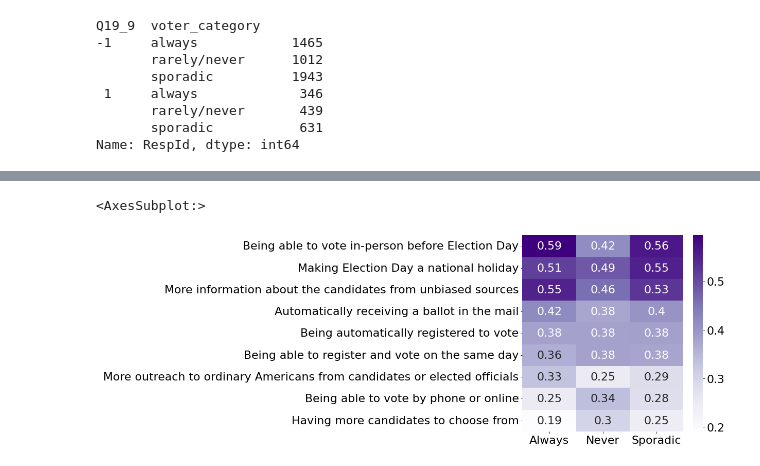
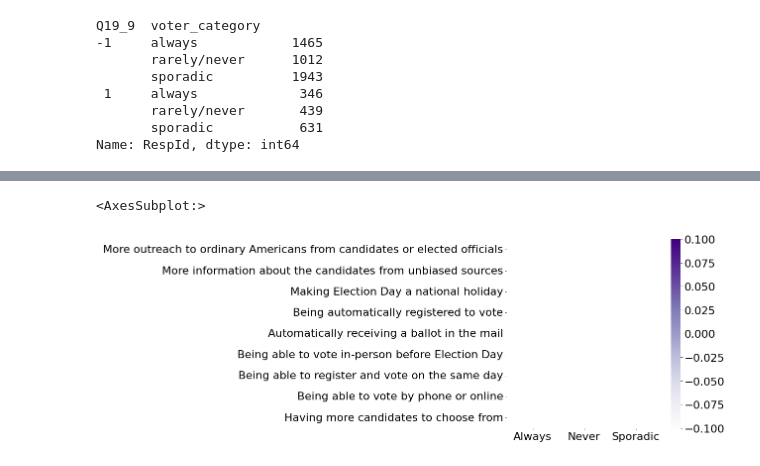
Before and after one commit to mbagci06/ece143, a Jupyter notebook: survey/survey_data.ipynb, the cells around one changed output, grey strips where cells are left out. Drawn from its saved outputs; the diff is of its cells as text; code cells hidden in the pictures.

```diff
--- a/survey/survey_data.ipynb
+++ b/survey/survey_data.ipynb
@@ -182,5 +186,5 @@ df_q19_3=pd.DataFrame(q19_ans_3,columns=q19_columns,index=['Always','Never','Spo
 # %%
-df_q19_1=pd.DataFrame(q19_ans_1,index=q19_columns)
+df_q19_1=pd.DataFrame(df_q19_3.loc['Never'].sort_values(),index=q19_columns)
 # %%
 df_q19_1.sort_values(0, ascending=False)
 # %% [output]
@@ -205,5 +222,5 @@ sns.heatmap(df_q19_1.sort_values(0, ascending=False),cmap='Purples',annot=True)
 # %%
-q19_high_tolow_index=df_q19_1.sort_values(0, ascending=False).index
+q19_high_tolow_index=df_q19_1.sort_values(0, ascending=False)
 # %%
 df_q19_3[q19_high_tolow_index]
 # %% [output]
@@ -214,8 +231,9 @@ df_q19_3[q19_high_tolow_index]
 # %%
+df_q19_3[q19_high_tolow_index].values[1,:]
 plt.figure(figsize=[7,7])
 plt.rcParams.update({'font.size': 22})
 
 sns.heatmap(df_q19_3[q19_high_tolow_index].T,cmap='Purples',annot=True)
 # %% [output]
 <AxesSubplot:>
-[figure, old version]
+[figure, new version]
```
Also changed, not shown: parts of 11 cells of this notebook, 6 other files.
